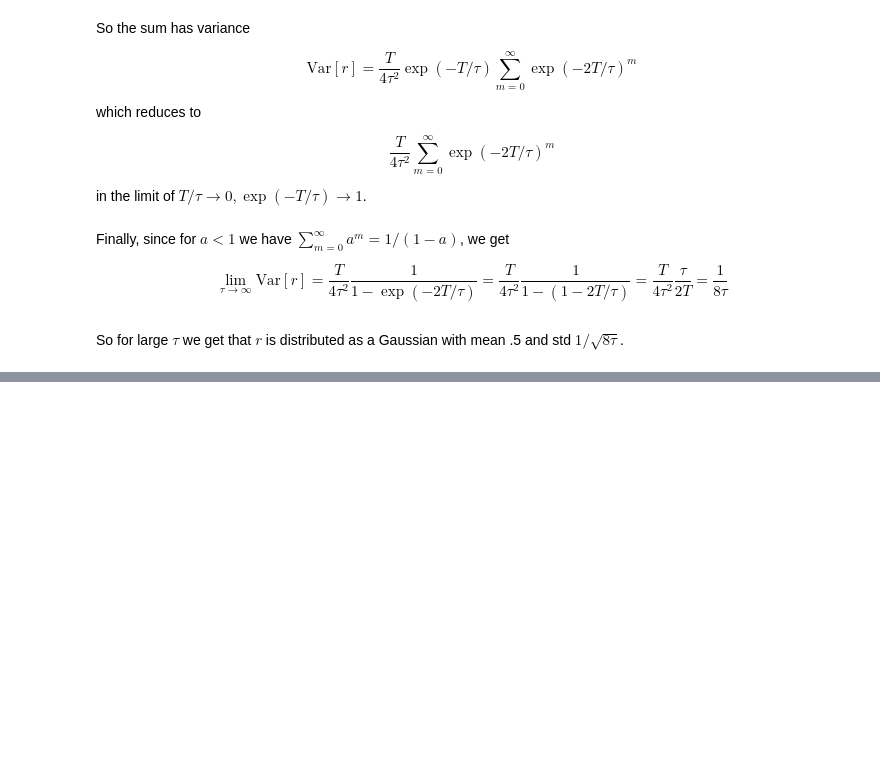
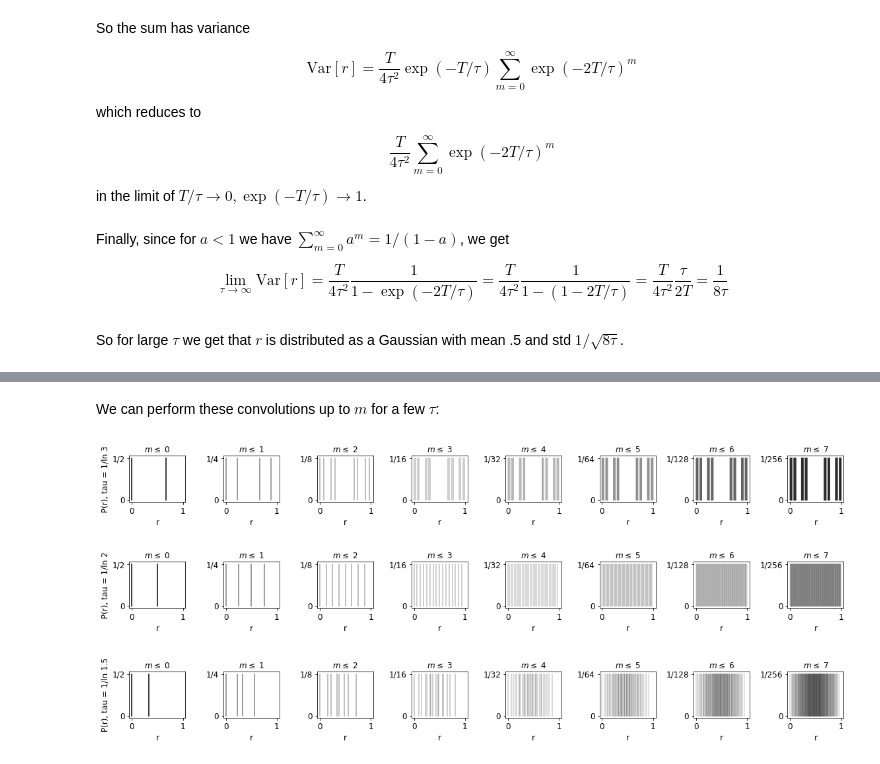
Before and after one commit to rkp8000/PL41N_4ND_5YMB0L, a Jupyter notebook: A_unbiased_bernoulli.ipynb, the cells around one changed output, grey strips where cells are left out. Drawn from its saved outputs; the diff is of its cells as text; code cells hidden in the pictures; blank space fills up the shorter version.

```diff
--- a/A_unbiased_bernoulli.ipynb
+++ b/A_unbiased_bernoulli.ipynb
@@ -202,0 +277,28 @@ So for large $\tau$ we get that $r$ is distributed as a Gaussian with mean .5 an
+# %% [markdown]
+We can perform these convolutions up to $m$ for a few $\tau$:
+# %%
+for (ktau, tau) in taus:
+
+    fig, axs = plt.subplots(1, 8, figsize=(16, 2), tight_layout=True)
+    gam = 1 - np.exp(-1/tau)
+
+    r = np.array([0.])
+
+    for m, ax in enumerate(axs.flat):
+        r = np.array(list(zip(r, r + gam*np.exp(-m/tau)))).flatten()
+        for r_ in r:
+            ax.plot([r_, r_], [0, 1/2**(m+1)], c='k', alpha=1/(m+1))
+
+        ax.set_xlim(-.05, 1.05)
+        ax.set_yticks([0, 1/2**(m+1)])
+        ax.set_yticklabels([0, f'1/{2**(m+1)}'])
+        ax.set_xlabel('r')
+        if m == 0:
+            ax.set_ylabel(f'P(r), tau = {ktau}')
+        ax.set_title(f'$m \leq$ {m}')
+
+    set_font_size(axs, 12)
+# %% [output]
+[figure, added]
+[figure, added]
+[figure, added]
```
Also changed, not shown: parts of 10 cells of this notebook, 3 other files.
